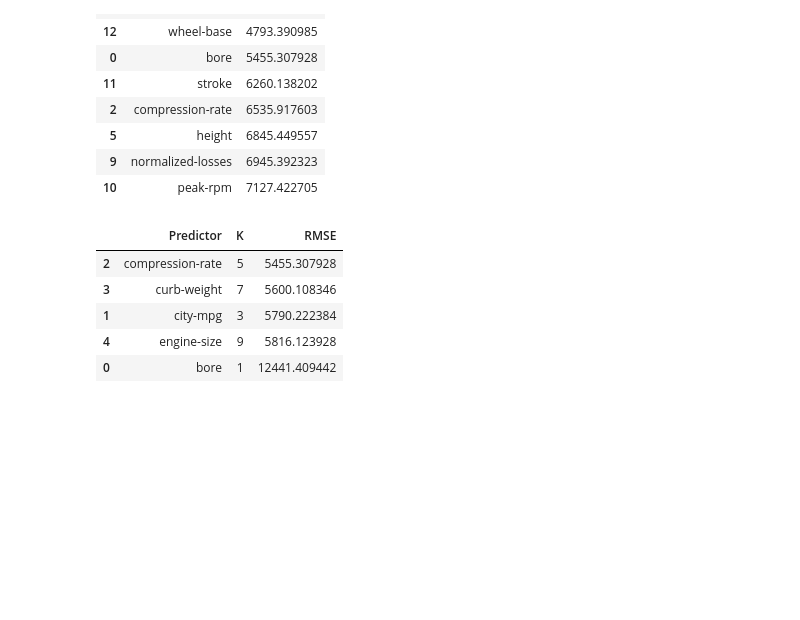
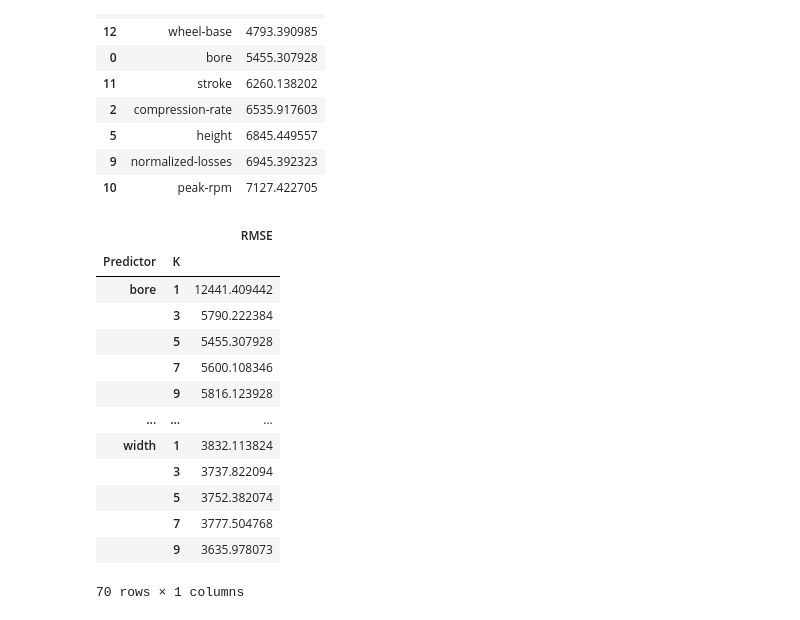
Before and after one commit to PaulineMalaguti/Dataquest, a Jupyter notebook: Python/Prediction Car Sales Price/Predicting_Car_Prices.ipynb, the cells around one changed output. Drawn from its saved outputs; the diff is of its cells as text; code cells hidden in the pictures; blank space fills up the shorter version.

Commit message:
Finished univariate prediction, solved the multi-index issue

```diff
--- a/Python/Prediction Car Sales Price/Predicting_Car_Prices.ipynb
+++ b/Python/Prediction Car Sales Price/Predicting_Car_Prices.ipynb
@@ -238,19 +239,27 @@ def knn_train_test(train_col, target_col, df, k):
 # %%
 trc = dfn.columns.difference(['price']).values.tolist()
 tgt = 'price'
 K = [1,3,5,7,9]
 lst_rmse = []
-for col in trc:
-    for i in K:
-        lst_rmse.append(knn_train_test(col,tgt,dfn,i))
+for col, k in itertools.product(trc,K):
+        lst_rmse.append(knn_train_test(col,tgt,dfn,k))
 
-rmse_uni = pd.DataFrame(list(zip(trc, K, lst_rmse)),
-              columns=['Predictor', 'K', 'RMSE'])
-rmse_uni.sort_values(by=['RMSE'])
+indexes = pd.MultiIndex.from_product([trc, K],
+                           names=['Predictor', 'K'])
+df = pd.DataFrame(lst_rmse, index = indexes, columns = ['RMSE'])
+df
 # %% [output]
-|  | Predictor | K | RMSE |
-| 2 | compression-rate | 5 | 5455.307928 |
-| 3 | curb-weight | 7 | 5600.108346 |
-| 1 | city-mpg | 3 | 5790.222384 |
-| 4 | engine-size | 9 | 5816.123928 |
-| 0 | bore | 1 | 12441.409442 |
+|  |  | RMSE |
+| Predictor | K |  |
+| bore | 1 | 12441.409442 |
+|  | 3 | 5790.222384 |
+|  | 5 | 5455.307928 |
+|  | 7 | 5600.108346 |
+|  | 9 | 5816.123928 |
+| ... | ... | ... |
+| width | 1 | 3832.113824 |
+|  | 3 | 3737.822094 |
+|  | 5 | 3752.382074 |
+|  | 7 | 3777.504768 |
+|  | 9 | 3635.978073 |
+70 rows × 1 columns
```
Also changed, not shown: parts of 4 cells of this notebook.
